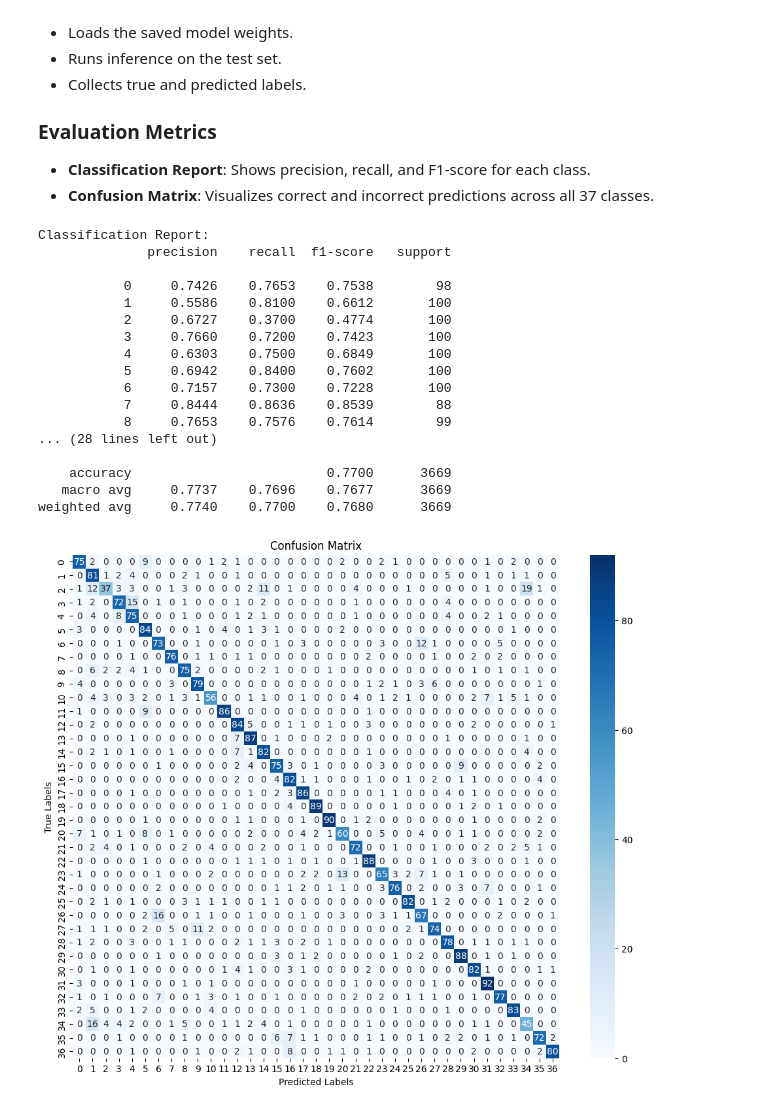
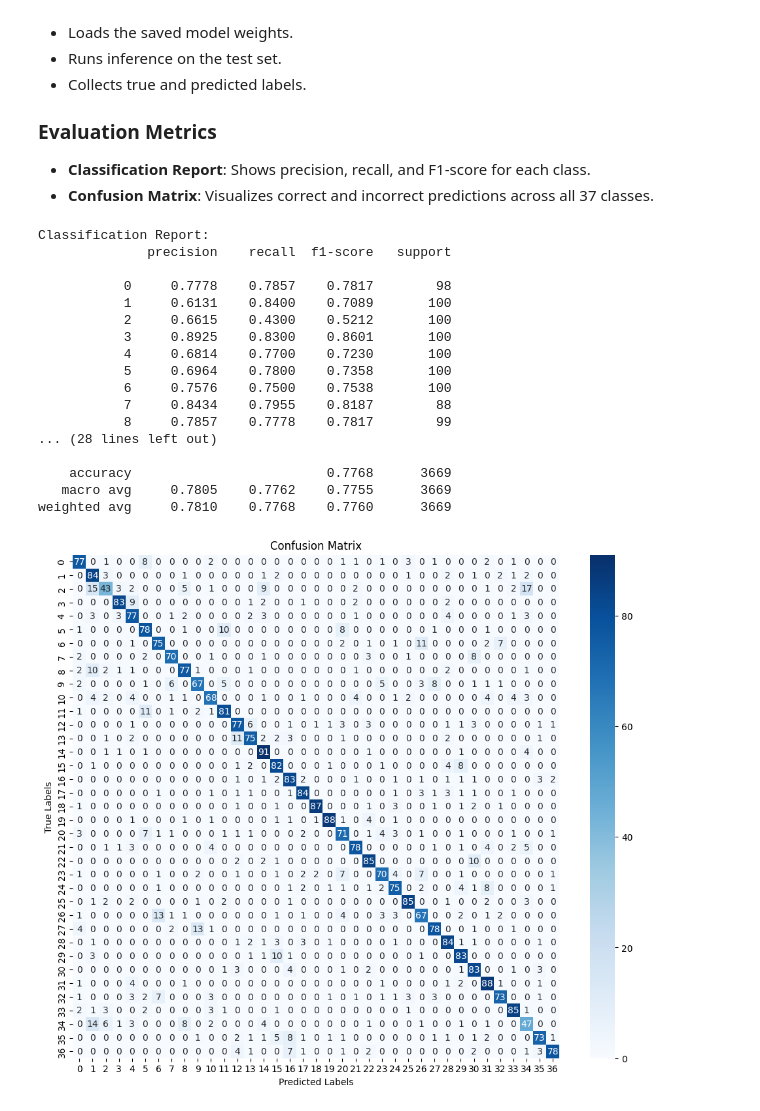
Before and after one commit to AmrRagab0/Pet-MultiClassification, a Jupyter notebook: Jupyter notebooks/PetClassification_Finetuning_MobileNet.ipynb, the cells around one changed output. Saved outputs shown, nothing was run; the diff lists cells and outputs as text; code cells hidden in the pictures.

```diff
--- a/Jupyter notebooks/PetClassification_Finetuning_MobileNet.ipynb
+++ b/Jupyter notebooks/PetClassification_Finetuning_MobileNet.ipynb
@@ -70,5 +35,5 @@ annotations.tar.gz  100%[===================>]  18.28M  76.0MB/s    in 0.2s
 # %%
-data_dir = "/content/data/"
+data_dir = "../data/"
 # %%
 class OxfordPetDataset(Dataset):
     """Custom dataset for Oxford-IIIT Pet Dataset."""
@@ -154,7 +119,7 @@ def denormalize(tensor, mean, std):
     return tensor
 
 # Set paths (adjust these to match your data directory)
-data_dir = "data"  # Replace with your data_dir
+data_dir = "../data"  # Replace with your data_dir
 img_dir = os.path.join(data_dir, "images")
 annotation_file = os.path.join(data_dir, "annotations", "test.txt")
 
@@ -247,22 +212,29 @@ We use a pre-trained ResNet34 model, modify its classifier, and train it on our
 - Plots accuracy and loss curves.
 # %%
 # Load data loaders
-train_loader, val_loader, _ = get_data_loaders('/content/data/')
-weights_dir = "/content/weights/"
+train_loader, val_loader, _ = get_data_loaders(data_dir)
+weights_dir = "../weights/"
 os.makedirs(weights_dir, exist_ok=True)
 
-# Load pre-trained ResNet34
+# Load pre-trained MobileNet
 model = models.mobilenet_v2(pretrained=True)
 num_ftrs = model.classifier[1].in_features
 model.fc = nn.Sequential(
-    nn.Dropout(0.5),  # Add dropout to reduce overfitting
+    nn.Dropout(0.3),  # Add dropout to reduce overfitting
     nn.Linear(num_ftrs, 37)  # Output 37 classes/
 )
 
+# let's unfreeze some layers
+for param in model.classifier.parameters():
+    param.requires_grad = True  # Unfreeze all layers
+
+
 # Define loss, optimizer, and scheduler
 criterion = nn.CrossEntropyLoss()
-optimizer = optim.SGD(model.parameters(), lr=0.014, momentum=0.9, weight_decay=1e-4)
+optimizer = optim.SGD(model.parameters(), lr=0.002, momentum=0.9, weight_decay=1e-4)
+#optimizer = optim.Adam(model.parameters(), lr=0.014, weight_decay=1e-4)
 scheduler = optim.lr_scheduler.ReduceLROnPlateau(optimizer, factor=0.2, patience=4)
+
 
 # Set device
 device = torch.device("cuda" if torch.cuda.is_available() else "cpu")
@@ -327,12 +299,12 @@ avg_val_acc = sum(val_accuracies[-5:]) / 5
 
 # Save model with timestamp and accuracy
 timestamp = datetime.datetime.now().strftime("%d-%H")
-model_filename = f"{weights_dir}resnet34_{avg_val_acc:.2f}acc_{timestamp}.pth"
+model_filename = f"{weights_dir}MobileNet_{avg_val_acc:.2f}acc_{timestamp}.pth"
 torch.save(model.state_dict(), model_filename)
 print(f"Model saved as {model_filename}")
 
 # Keep only the last 5 models
-model_files = sorted(glob.glob(f"{weights_dir}resnet34_*.pth"), key=os.path.getctime, reverse=True)
+model_files = sorted(glob.glob(f"{weights_dir}MobileNet_*.pth"), key=os.path.getctime, reverse=True)
 for old_file in model_files[5:]:
     os.remove(old_file)
     print(f"Deleted old model: {old_file}")
@@ -401,49 +374,49 @@ model.fc = nn.Sequential(
     nn.Dropout(0.5),  # Dropout is disabled in eval mode
     nn.Linear(num_ftrs, 37)
 )
-model_path = f"{weights_dir}best_model.pth"  # Update with your model file
+model_path = f"{weights_dir}Mobilenet_83.04acc_17-02.pth"  # Update with your model file
 model.load_state_dict(torch.load(model_path, map_location=device))
 model.to(device)
 model.eval()
 
 # Test the model
 y_true, y_pred = [], []
 with torch.no_grad():
     for images, labels in test_loader:
         images, labels = images.to(device), labels.to(device)
         outputs = model(images)
         _, predicted = torch.max(outputs, 1)
         y_true.extend(labels.cpu().numpy())
         y_pred.extend(predicted.cpu().numpy())
 
 # Print classification report
 print("\nClassification Report:")
 print(classification_report(y_true, y_pred, digits=4))
 
 # Plot confusion matrix
 conf_matrix = confusion_matrix(y_true, y_pred)
 plt.figure(figsize=(12, 10))
 sns.heatmap(conf_matrix, annot=True, fmt="d", cmap="Blues", xticklabels=np.arange(37), yticklabels=np.arange(37))
 plt.xlabel("Predicted Labels")
 plt.ylabel("True Labels")
 plt.title("Confusion Matrix")
 plt.show()
 # %% [output]
 Classification Report:
               precision    recall  f1-score   support
 
-           0     0.7426    0.7653    0.7538        98
-           1     0.5586    0.8100    0.6612       100
-           2     0.6727    0.3700    0.4774       100
-           3     0.7660    0.7200    0.7423       100
-           4     0.6303    0.7500    0.6849       100
-           5     0.6942    0.8400    0.7602       100
-           6     0.7157    0.7300    0.7228       100
-           7     0.8444    0.8636    0.8539        88
-           8     0.7653    0.7576    0.7614        99
+           0     0.7778    0.7857    0.7817        98
+           1     0.6131    0.8400    0.7089       100
+           2     0.6615    0.4300    0.5212       100
+           3     0.8925    0.8300    0.8601       100
+           4     0.6814    0.7700    0.7230       100
+           5     0.6964    0.7800    0.7358       100
+           6     0.7576    0.7500    0.7538       100
+           7     0.8434    0.7955    0.8187        88
+           8     0.7857    0.7778    0.7817        99
 ... (28 lines left out)
 
-    accuracy                         0.7700      3669
-   macro avg     0.7737    0.7696    0.7677      3669
-weighted avg     0.7740    0.7700    0.7680      3669
+    accuracy                         0.7768      3669
+   macro avg     0.7805    0.7762    0.7755      3669
+weighted avg     0.7810    0.7768    0.7760      3669
-[figure, old version]
+[figure, new version]
```
Also changed, not shown: parts of 14 cells of this notebook, 6 other files.
